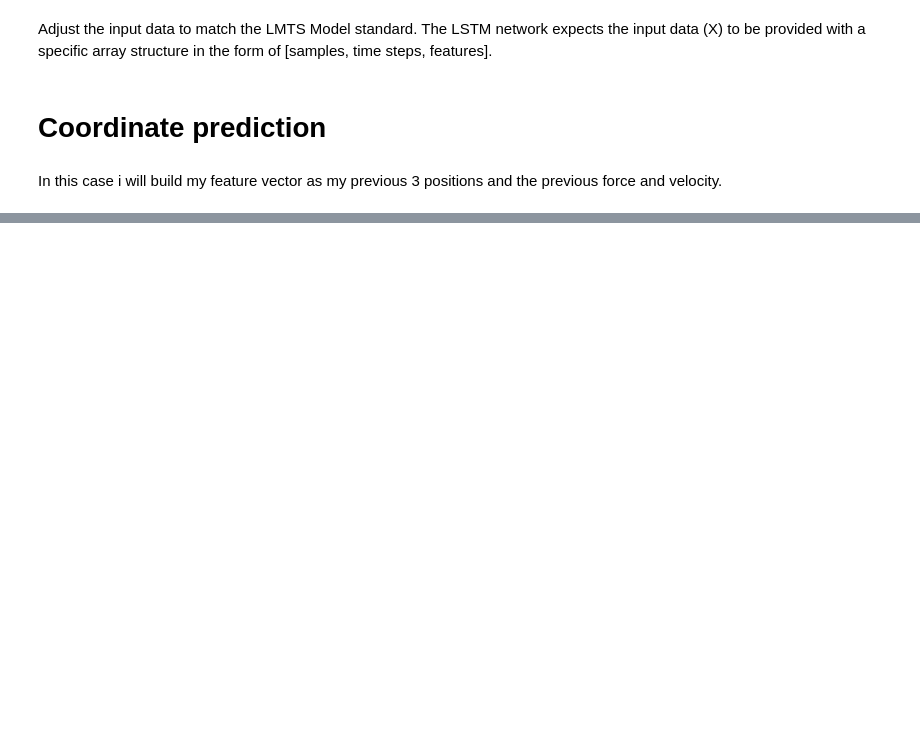
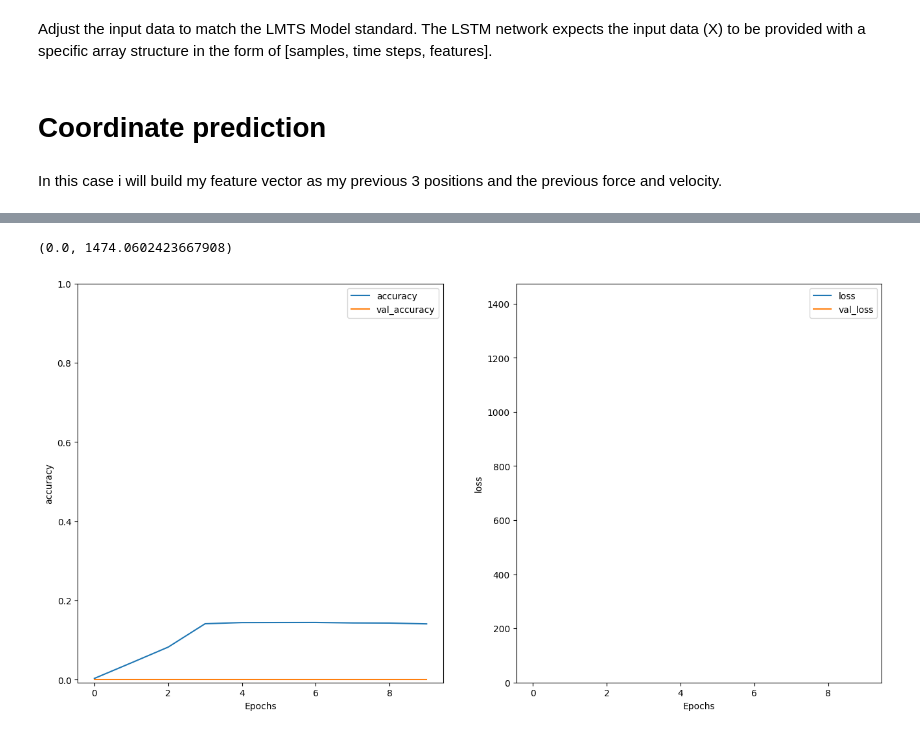
Before and after one commit to VincenzoDamico/ProteinDynamics, a Jupyter notebook: LSTM.ipynb, the cells around one changed output, grey strips where cells are left out. Saved outputs shown, nothing was run; the diff lists cells and outputs as text; code cells hidden in the pictures; blank space fills up the shorter version.

Commit message:
first lstm model tentative - failed

```diff
--- a/LSTM.ipynb
+++ b/LSTM.ipynb
@@ -161,0 +154,21 @@ print(feature_def(features_scaled,timestamp,look_back).shape)
+# %%
+model = tf.keras.Sequential([
+    tf.keras.layers.Bidirectional(tf.keras.layers.LSTM(64)),
+    tf.keras.layers.Dense(64, activation='relu'),
+    tf.keras.layers.Dense(num_features)
+])
+trainX=x_reshaped[:train_end]
+testX=x_reshaped[train_end:val_end]
+valX=x_reshaped[val_end:]
+trainY=y_reshaped[:train_end]
+testY=y_reshaped[train_end:val_end]
+valY=y_reshaped[val_end:]
+model.compile(loss=tf.keras.losses.BinaryCrossentropy(from_logits=True),
+              optimizer=tf.keras.optimizers.Adam(1e-4), # default 0.01
+              metrics=['accuracy'])
+
+history = model.fit(x=trainX,y=trainY, epochs=10,
+                    validation_data=(valX,valY),
+                    validation_steps=30)# make predictions
+trainPredict = model.predict(trainX)
+# make predictions
@@ -161,0 +202,20 @@ print(feature_def(features_scaled,timestamp,look_back).shape)
+# %%
+
+def plot_graphs(history, metric):
+  plt.plot(history.history[metric])
+  plt.plot(history.history['val_'+metric], '')
+  plt.xlabel("Epochs")
+  plt.ylabel(metric)
+  plt.legend([metric, 'val_'+metric])
+
+
+plt.figure(figsize=(16, 8))
+plt.subplot(1, 2, 1)
+plot_graphs(history, 'accuracy')
+plt.ylim(None, 1)
+plt.subplot(1, 2, 2)
+plot_graphs(history, 'loss')
+plt.ylim(0, None)
+# %% [output]
+(0.0, 1474.0602423667908)
+[figure, added]
```
Also changed, not shown: parts of 8 cells of this notebook.
